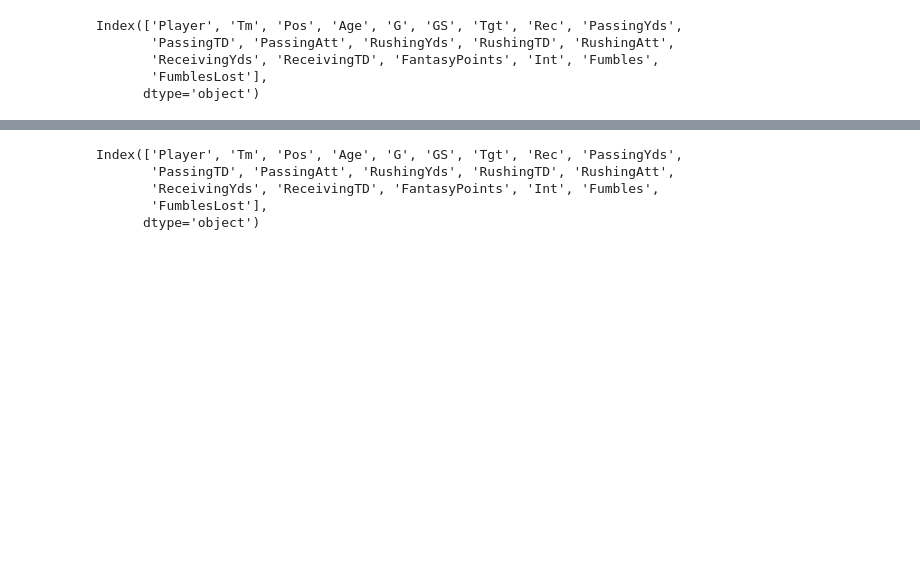
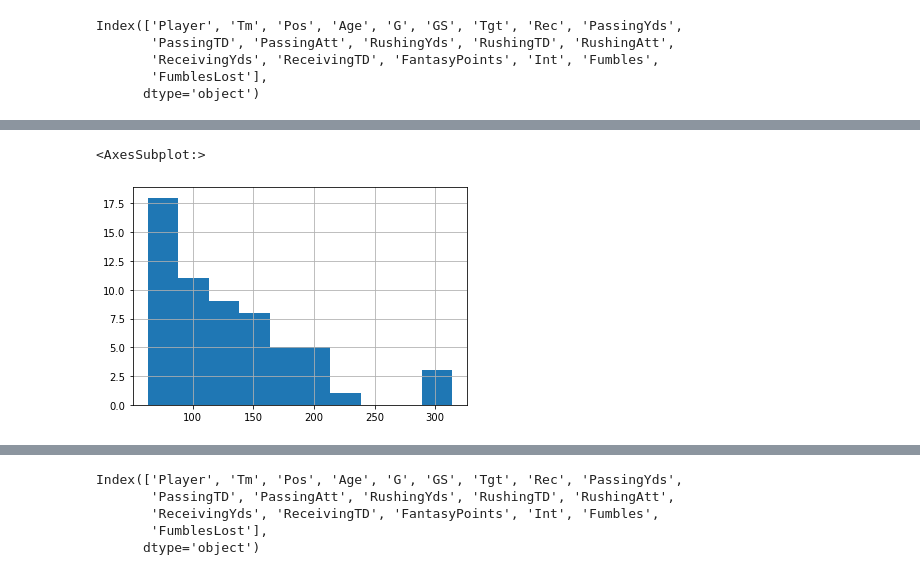
Before and after one commit to firedynasty/fantasy_football, a Jupyter notebook: positional_groups/running_backs.ipynb, the cells around one changed output, grey strips where cells are left out. Drawn from its saved outputs; the diff is of its cells as text; code cells hidden in the pictures; blank space fills up the shorter version.

```diff
--- a/positional_groups/running_backs.ipynb
+++ b/positional_groups/running_backs.ipynb
@@ -42,0 +59,4 @@ Index(['Player', 'Tm', 'Pos', 'Age', 'G', 'GS', 'Tgt', 'Rec', 'PassingYds',
+# %%
+rb_df = df.loc[df['Pos'] == 'RB']
+
+rb_df
@@ -42,0 +77,4 @@ Index(['Player', 'Tm', 'Pos', 'Age', 'G', 'GS', 'Tgt', 'Rec', 'PassingYds',
+# %%
+rb_df = rb_df[:60]
+# %%
+rb_df = rb_df.reset_index(drop=True)
@@ -42,0 +113,5 @@ Index(['Player', 'Tm', 'Pos', 'Age', 'G', 'GS', 'Tgt', 'Rec', 'PassingYds',
+# %%
+rb_df['FantasyPoints'].hist()
+# %% [output]
+<AxesSubplot:>
+[figure, added]
```
Also changed, not shown: parts of 15 cells of this notebook, 3 other files.
